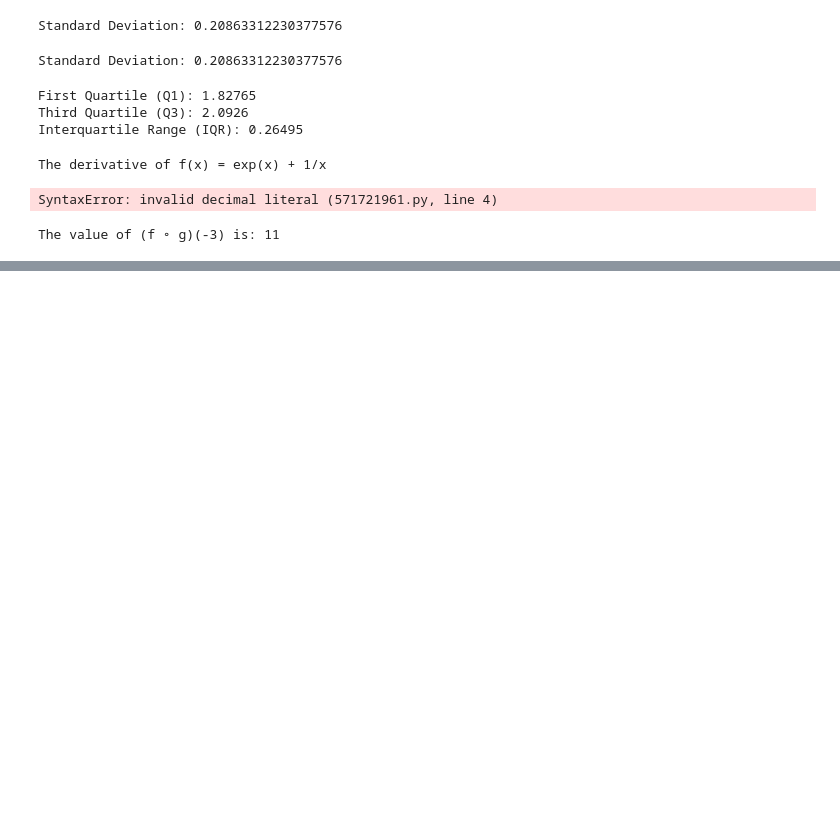
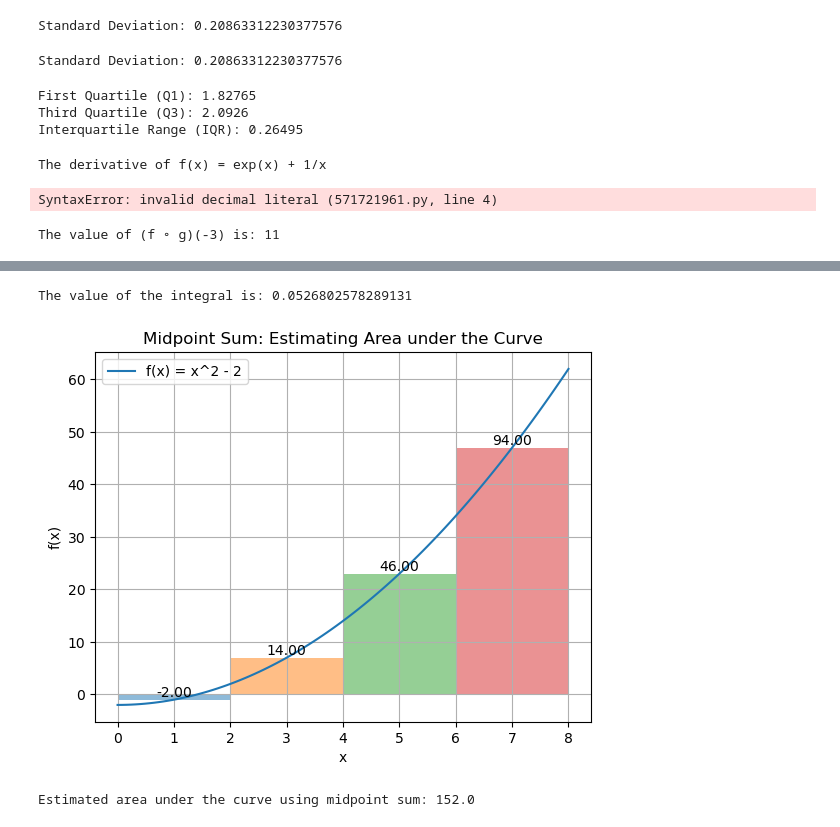
Before and after one commit to zaibutcooler/ai-playground, a Jupyter notebook: random/testo.ipynb, the cells around one changed output, grey strips where cells are left out. Cells and saved outputs as stored; diff of their text form; code cells hidden in the pictures; blank space fills up the shorter version.

```diff
--- a/random/testo.ipynb
+++ b/random/testo.ipynb
@@ -548,0 +602,66 @@ The value of (f ∘ g)(-3) is: 11
+# %%
+import sympy as sp
+
+# Define the variable and the function
+x = sp.Symbol('x')
+f = x / (x**2 + 9)
+
+# Integrate the function over the given interval
+integral_result = sp.integrate(f, (x, 0, 1))
+
+print("The value of the integral is:", integral_result.evalf())
+# %% [output]
+The value of the integral is: 0.0526802578289131
+# %%
+import numpy as np
+import matplotlib.pyplot as plt
+
+# Define the function f(x)
+def f(x):
+    return x**2 - 2
+
+# Define the interval [0, 8] and the number of subintervals
+a = 0
+b = 8
+n = 4
+
+# Calculate the width of each subinterval
+delta_x = (b - a) / n
+
+# Calculate the midpoints of the subintervals
+midpoints = np.linspace(a + delta_x / 2, b - delta_x / 2, n)
+
+# Evaluate the function at the midpoints
+f_values = f(midpoints)
+
+# Compute the areas of the rectangles
+areas = f_values * delta_x
+
+# Plot the function
+x_values = np.linspace(a, b, 100)
+plt.plot(x_values, f(x_values), label='f(x) = x^2 - 2')
+
+# Plot the rectangles
+for i in range(n):
+    plt.bar(midpoints[i], f_values[i], width=delta_x, align='center', alpha=0.5)
+
+# Annotate the rectangles with their areas
+for i in range(n):
+    plt.text(midpoints[i], f_values[i], f'{areas[i]:.2f}', ha='center', va='bottom')
+
+# Add labels and title
+plt.xlabel('x')
+plt.ylabel('f(x)')
+plt.title('Midpoint Sum: Estimating Area under the Curve')
+plt.legend()
+
+# Show plot
+plt.grid(True)
+plt.show()
+
+# Calculate the total estimated area
+total_area = sum(areas)
+print("Estimated area under the curve using midpoint sum:", total_area)
+# %% [output]
+[figure, added]
+Estimated area under the curve using midpoint sum: 152.0
```
Also changed, not shown: parts of 13 cells of this notebook, 40 other files.
